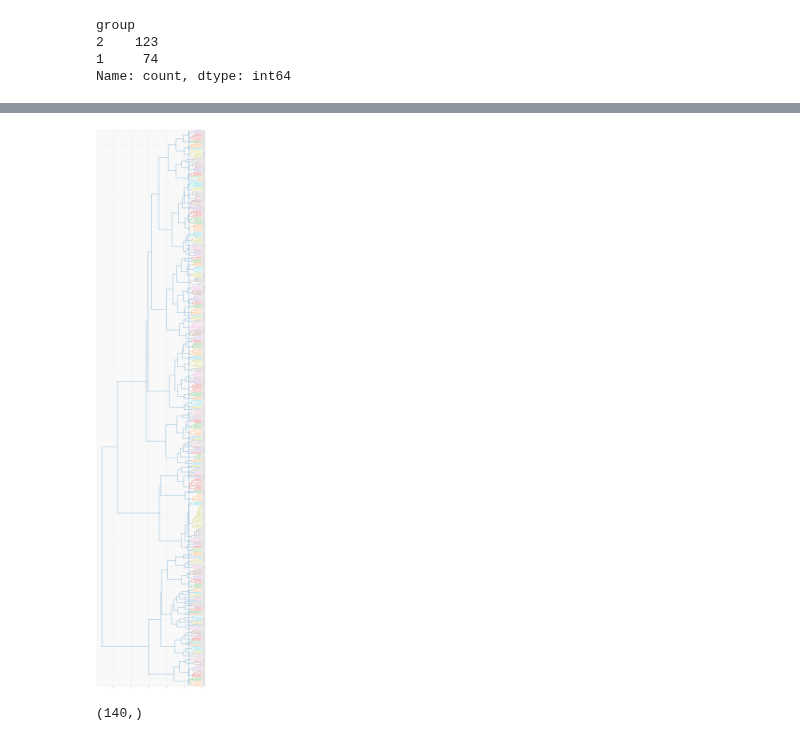
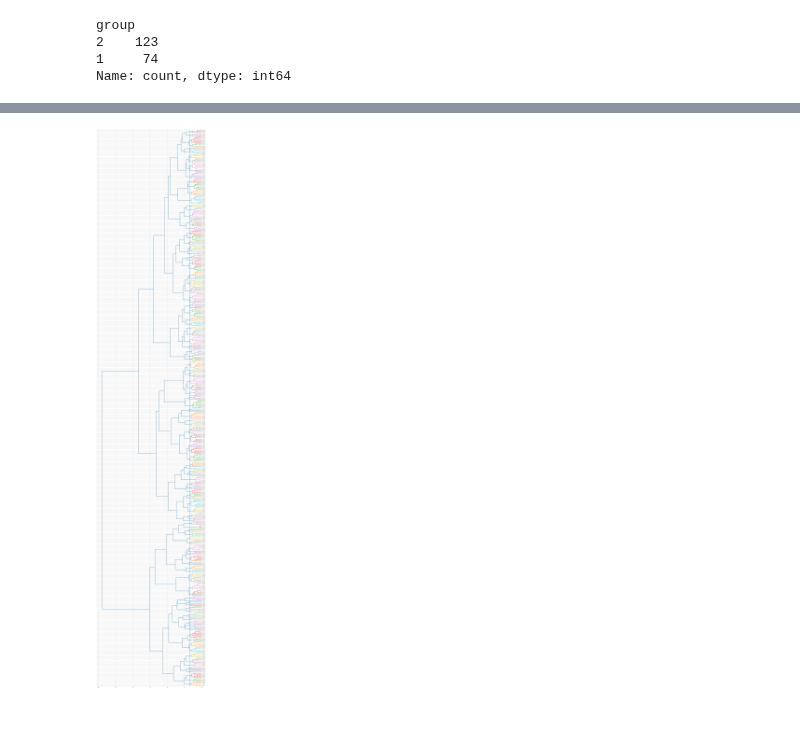
Before and after one commit to InfectionMedicineProteomics/DPKS, a Jupyter notebook: notebooks/cluster_features.ipynb, the cells around one changed output, grey strips where cells are left out. Drawn from its saved outputs; the diff is of its cells as text; code cells hidden in the pictures.

Commit message:
Added feature clustering to QuantMatrix and showed usage in notebook

```diff
--- a/notebooks/cluster_features.ipynb
+++ b/notebooks/cluster_features.ipynb
@@ -49,7 +69 @@ qm = (
 )
-# %%
-qm = qm.compare(
-    method="linregress",
-    min_samples_per_group=10,
-    comparisons=[(2, 1)]
-)
@@ -58,7 +69,0 @@ X, y = qm.to_ml()
-# %%
-background = qm.append(method="shuffle")
-
-x_background, y_background = QuantMatrix(
-    quantification_file=background.to_df()[background.to_df()['Decoy'] == 1].copy(),
-    design_matrix_file=design_matrix
-).to_ml()
@@ -76,5 +75,3 @@ sns.histplot(clusterer.distance_df, x="distance", hue="label", bins=20)
-# %%
-qm.row_annotations['FeatureCluster'] = cluster_ids
 # %%
 qm.row_annotations.sort_values("FeatureCluster")
 # %% [output]
@@ -96,25 +93,21 @@ from scipy.cluster import hierarchy
 from scipy.spatial.distance import squareform
 
 dist_linkage = hierarchy.linkage(
-    squareform(clusterer.target_distance_matrix),
+    squareform(qm.clusterer.target_distance_matrix),
     method="ward"
 )
 # %%
 import matplotlib.pyplot as plt
 
 plt.figure()
 
 dn = hierarchy.dendrogram(dist_linkage,
                           orientation="left",
-                          color_threshold=clusterer.distance_cutoff,
-                          labels=X.columns.values)
+                          color_threshold=qm.clusterer.distance_cutoff,
+                          labels=qm.row_annotations['Protein'])
 
-plt.gca().axvline(x=clusterer.distance_cutoff)
+plt.gca().axvline(x=qm.clusterer.distance_cutoff)
 
 plt.gcf().set_size_inches(15, 80)
 # %% [output]
-[figure, old version]
+[figure, new version]
-# %%
-np.unique(cluster_ids).shape
-# %% [output]
-(140,)
```
Also changed, not shown: parts of 24 cells of this notebook, 1 other file.
